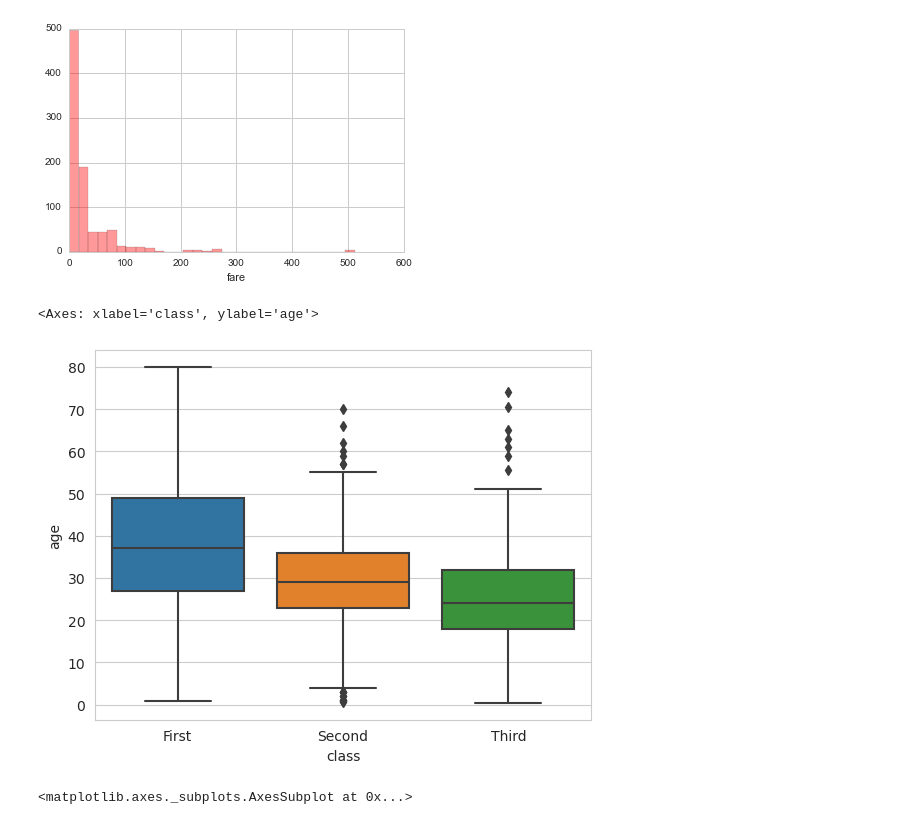
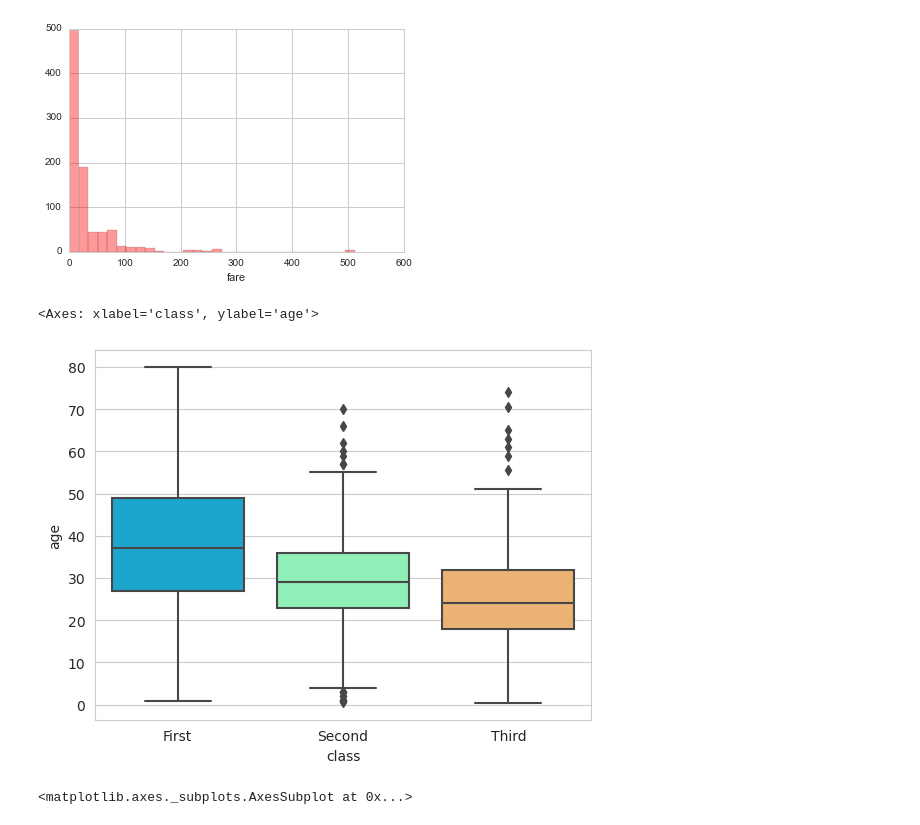
Before and after one commit to LuisReyes98/udemy-machine-learning, a Jupyter notebook: 06-Data-Visualization-with-Seaborn/07-Seaborn Exercises.ipynb, the cells around one changed output. Cells and saved outputs as stored; diff of their text form; code cells hidden in the pictures.

```diff
--- a/06-Data-Visualization-with-Seaborn/07-Seaborn Exercises.ipynb
+++ b/06-Data-Visualization-with-Seaborn/07-Seaborn Exercises.ipynb
@@ -92,17 +101,18 @@ sns.displot(
 # %%
 # CODE HERE
 # REPLICATE EXERCISE PLOT IMAGE BELOW
 # BE CAREFUL NOT TO OVERWRITE CELL BELOW
 # THAT WOULD REMOVE THE EXERCISE PLOT IMAGE!
 
 sns.boxplot(
   data=titanic,
+  x='class',
   y='age',
-  x='class',
+  palette='rainbow'
 )
 # %% [output]
 <Axes: xlabel='class', ylabel='age'>
-[figure, old version]
+[figure, new version]
 # %%
 # %% [output]
 <matplotlib.axes._subplots.AxesSubplot at 0x...>
```
Also changed, not shown: parts of 4 cells of this notebook.
